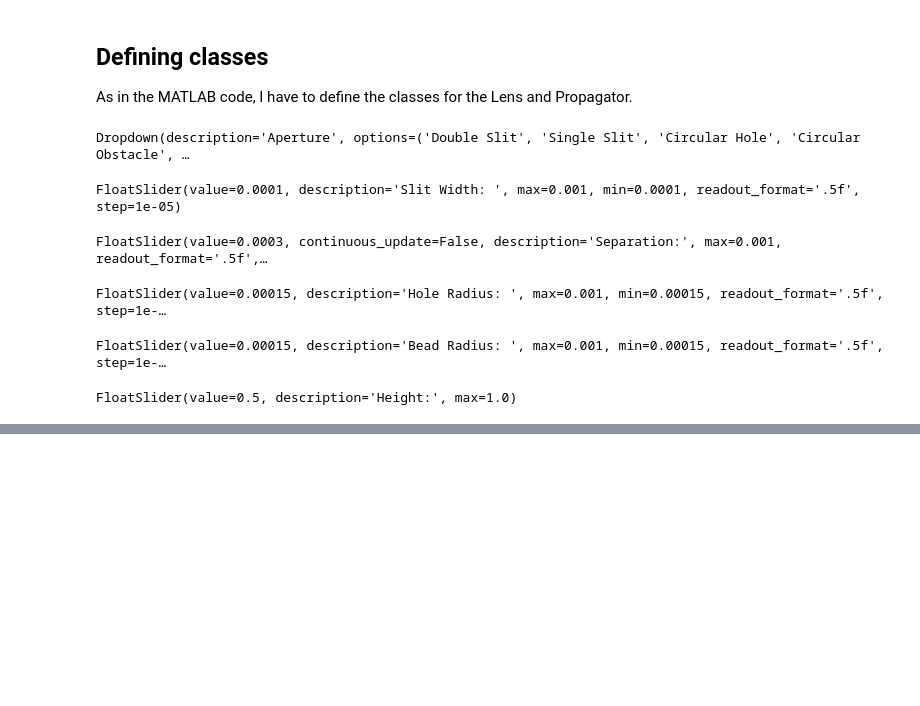
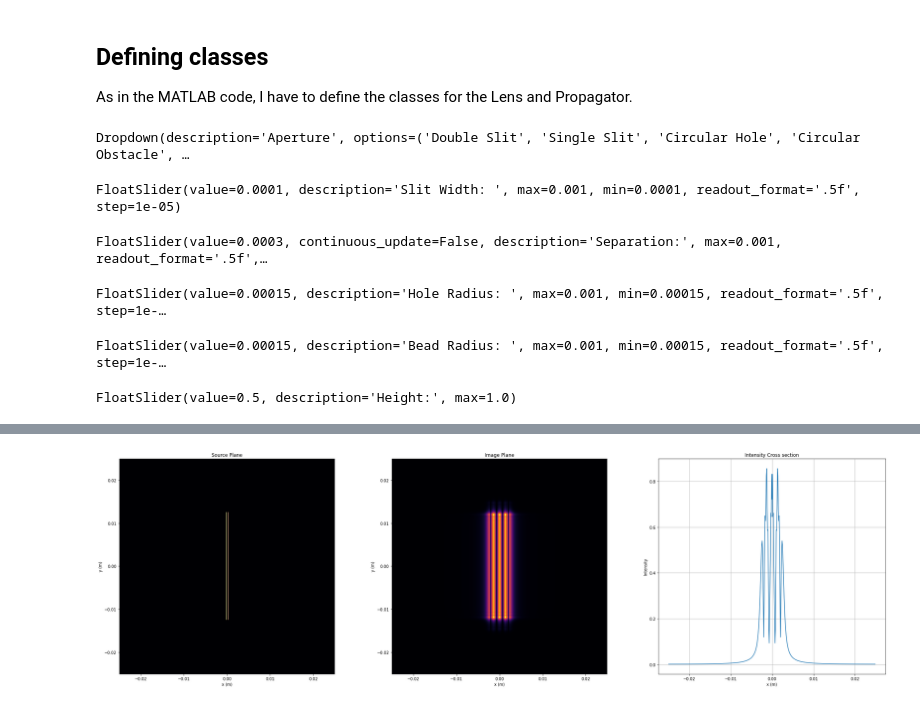
Before and after one commit to zcapkkk/pythondiffraction, a Jupyter notebook: Propagation_Notebook.ipynb, the cells around one changed output, grey strips where cells are left out. Cells and saved outputs as stored; diff of their text form; code cells hidden in the pictures; blank space fills up the shorter version.

Commit message:
Fixed plots, but now there are no colorbars

```diff
--- a/Propagation_Notebook.ipynb
+++ b/Propagation_Notebook.ipynb
@@ -167,30 +167,29 @@ def u0_create():
 
     return u0
 # %%
-def imageplane(u0):
+def imageplane(u0, fig):
     '''Propagate u0 and display image'''
     u1 = fp.fresnelprop(u0, 2)
     u1 = np.abs(u1)/np.max(np.max(np.abs(u1)))
 
-    plt.figure(2, figsize=[10,10])
-    plt.imshow(u1,origin='lower',extent=[fp.x[0],fp.x[-1],fp.y[0],fp.y[-1]],cmap='inferno')
-    plt.title("Image Plane")
-    plt.xlabel("x (m)")
-    plt.ylabel("y (m)")
-    plt.colorbar()
-    plt.show()
+    ax2 = fig.add_subplot(1,3,2)
+    ax2.imshow(u1,origin='lower',extent=[fp.x[0],fp.x[-1],fp.y[0],fp.y[-1]],cmap='inferno')
+    ax2.set_title("Image Plane")
+    ax2.set_xlabel("x (m)")
+    ax2.set_ylabel("y (m)")
+
+
 
     return u1[round(len(u1)/2),:]
 # %%
-def cross_section_plot(u1cs):
+def cross_section_plot(u1cs, fig):
     '''Plot cross section'''
-    plt.figure(3,figsize=[10,6])
-    plt.plot(fp.x, u1cs)
-    plt.grid()
-    plt.xlabel("x (m)")
-    plt.ylabel("Intensity")
-    plt.title("Intensity Cross section")
-    plt.show()
+    ax3 = fig.add_subplot(133)
+    ax3.plot(fp.x, u1cs)
+    ax3.grid()
+    ax3.set_xlabel("x (m)")
+    ax3.set_ylabel("Intensity")
+    ax3.set_title("Intensity Cross section")
 # %%
 separation_slider = widgets.FloatSlider(
     value=0.3e-3,
@@ -250,34 +249,35 @@ bead_radius_slider = widgets.FloatSlider(
 run = widgets.Button(
     description="Run!"
 )
 clear = widgets.Button(
     description="Clear"
 )
 
 
 output = widgets.Output()
 display(slit_type, slit_width_slider, separation_slider, hole_radius_slider, bead_radius_slider, windowing, run, clear, output)
 
 def run_all(b):
     with output:
-        plt.close('all')
-        u0 = u0_create()
-        u1cs = imageplane(u0)
-        cross_section_plot(u1cs)
+        fig = plt.figure(figsize=[35,10])
+        u0 = u0_create(fig)
+        u1cs = imageplane(u0, fig)
+        cross_section_plot(u1cs, fig)
 
 def clearall(b):
     output.clear_output()
 
 
 run.on_click(run_all)
 clear.on_click(clearall)
 # %% [output]
 Dropdown(description='Aperture', options=('Double Slit', 'Single Slit', 'Circular Hole', 'Circular Obstacle', …
 FloatSlider(value=0.0001, description='Slit Width: ', max=0.001, min=0.0001, readout_format='.5f', step=1e-05)
 FloatSlider(value=0.0003, continuous_update=False, description='Separation:', max=0.001, readout_format='.5f',…
 FloatSlider(value=0.00015, description='Hole Radius: ', max=0.001, min=0.00015, readout_format='.5f', step=1e-…
 FloatSlider(value=0.00015, description='Bead Radius: ', max=0.001, min=0.00015, readout_format='.5f', step=1e-…
 FloatSlider(value=0.5, description='Height:', max=1.0)
 [interactive output not drawn]
 [interactive output not drawn]
 [interactive output not drawn]
+[figure, added]
```
Also changed, not shown: parts of 1 cell of this notebook.
